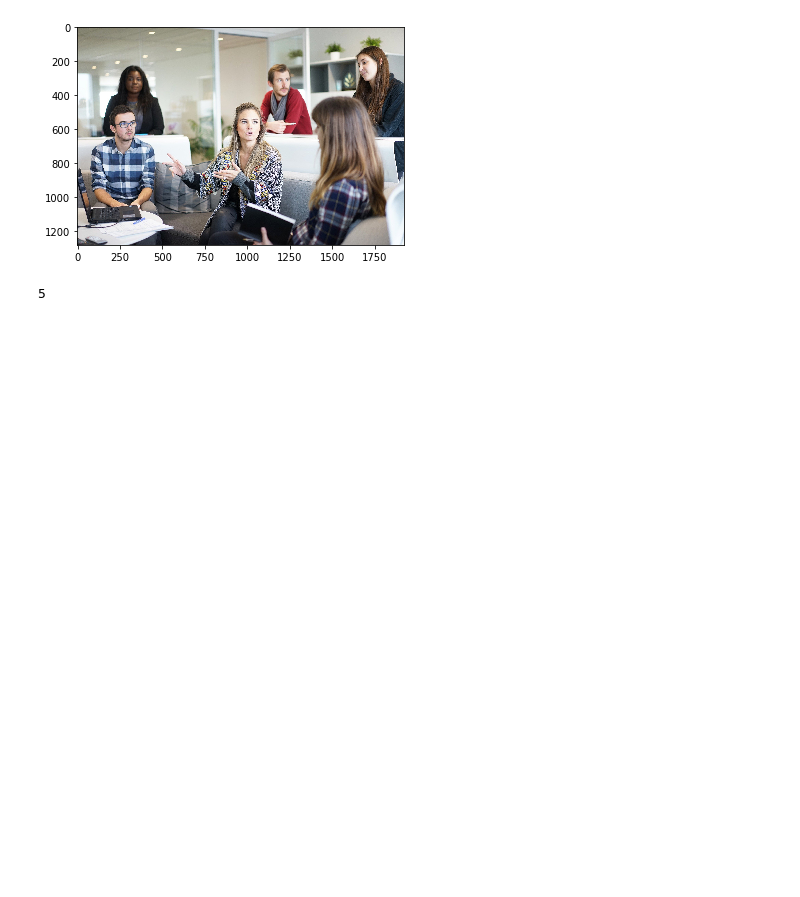
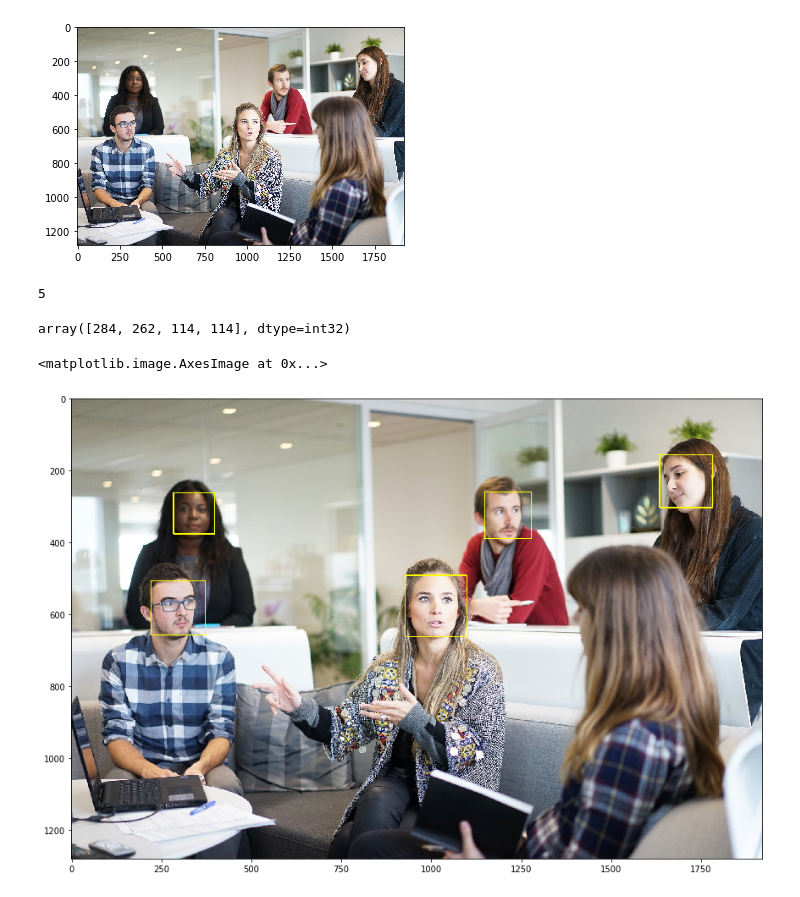
Before and after one commit to pedromartinsb/visao-computacional-opencv, a Jupyter notebook: cascata-de-haar.ipynb, the cells around one changed output. Saved outputs shown, nothing was run; the diff lists cells and outputs as text; code cells hidden in the pictures; blank space fills up the shorter version.

```diff
--- a/cascata-de-haar.ipynb
+++ b/cascata-de-haar.ipynb
@@ -19,3 +19,9 @@ faces = classificador.detectMultiScale(imagem_gray, 1.3, 5)
 len(faces)
 # %% [output]
 5
+# %%
+faces[0]
+# %% [output]
+array([284, 262, 114, 114], dtype=int32)
+# %%
+imagem_anotada = imagem.copy()
@@ -21,0 +31,6 @@ len(faces)
+# %%
+plt.figure(figsize=(20,10))
+plt.imshow(imagem_anotada)
+# %% [output]
+<matplotlib.image.AxesImage at 0x...>
+[figure, added]
```
Also changed, not shown: parts of 2 cells of this notebook, 5 other files.
